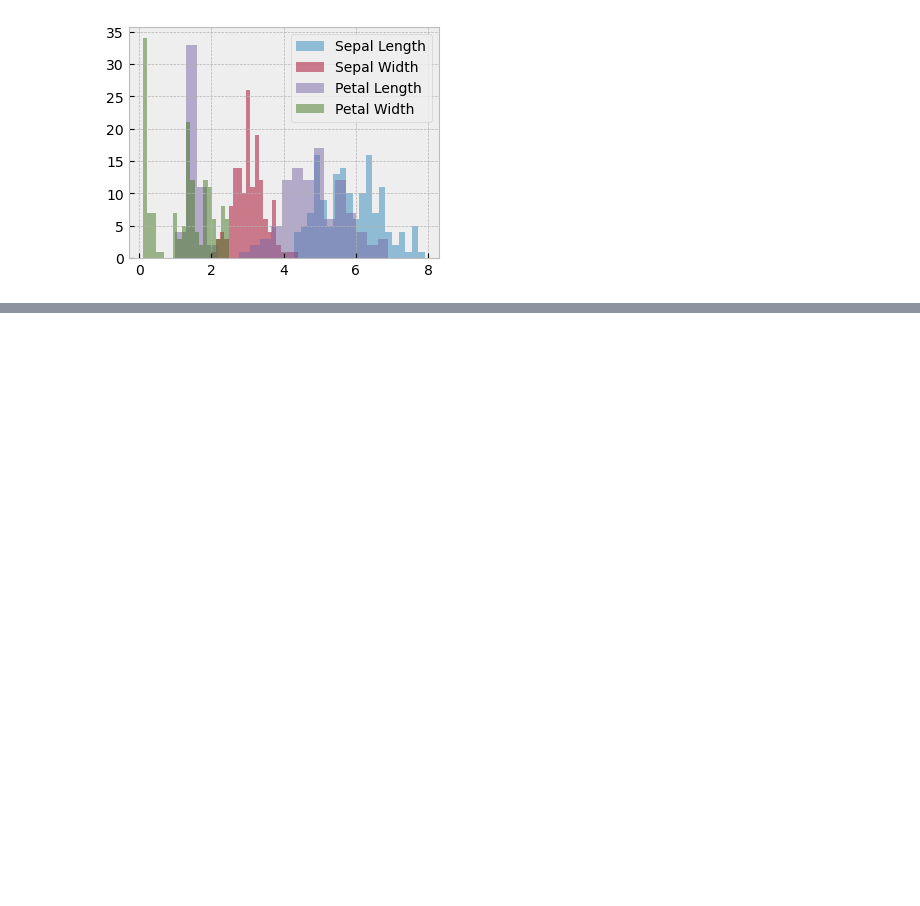
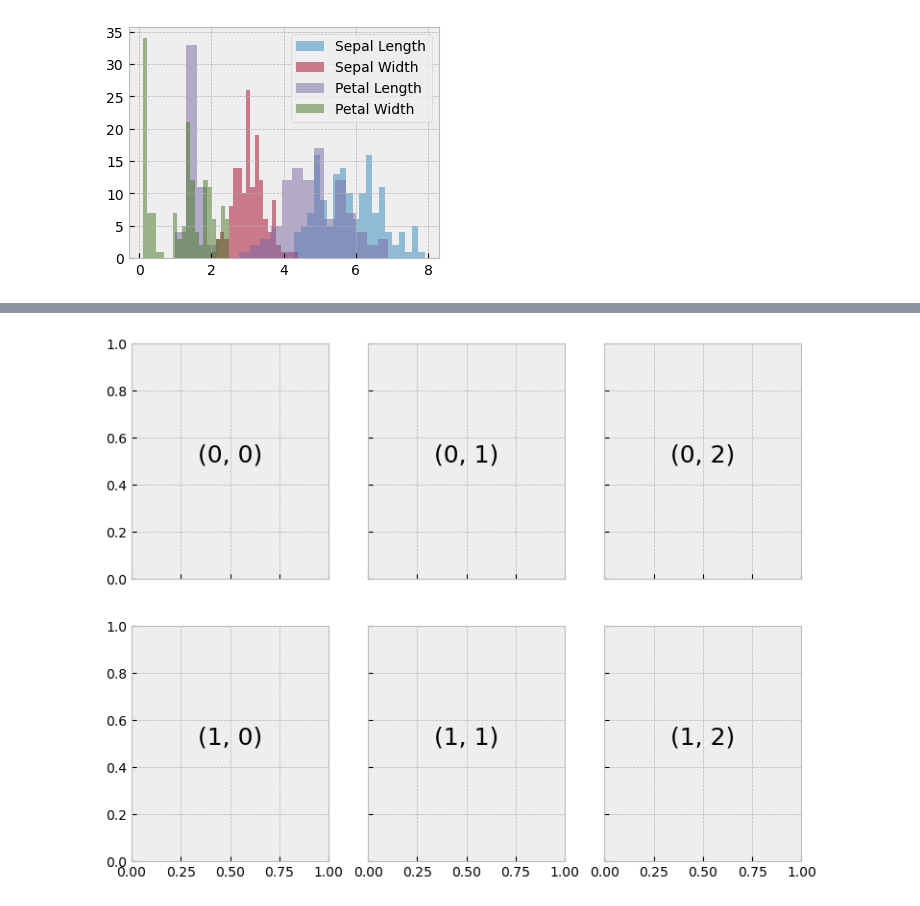
Before and after one commit to pcmoraesmenezes/Data-Science-and-Machine-Learning-Course, a Jupyter notebook: Introduction/data_visualization/matplotlib_int.ipynb, the cells around one changed output, grey strips where cells are left out. Cells and saved outputs as stored; diff of their text form; code cells hidden in the pictures; blank space fills up the shorter version.

```diff
--- a/Introduction/data_visualization/matplotlib_int.ipynb
+++ b/Introduction/data_visualization/matplotlib_int.ipynb
@@ -634,0 +659,11 @@ plt.legend(loc='best')
+# %%
+fig, ax = plt.subplots(2,3, figsize=(9,7), sharex='col', sharey='row') # subplots is used to create a grid of plots, the first argument is the number of rows,
+#the second is the number of columns. figsize is the size of the figure, sharex and sharey are used to share the x and y axis between the plots
+
+for i in range(2):
+    for j in range(3):
+        ax[i, j].text(0.5, 0.5, str((i, j)), fontsize=18, ha='center') # the .text is used to write text in the plot, the first argument is the x axis, the second is the y axis,
+        # the third is the text, the fourth is the fontsize, ha is the horizontal alignment. The text is written in the middle of the plot because the x and y axis are 0.5 and 0.5 respectively
+        # the fontsize is 18 and the horizontal alignment is center because the text is in the middle of the plot and the text is 18 pixels big
+# %% [output]
+[figure, added]
```
Also changed, not shown: parts of 5 cells of this notebook, 1 other file.
